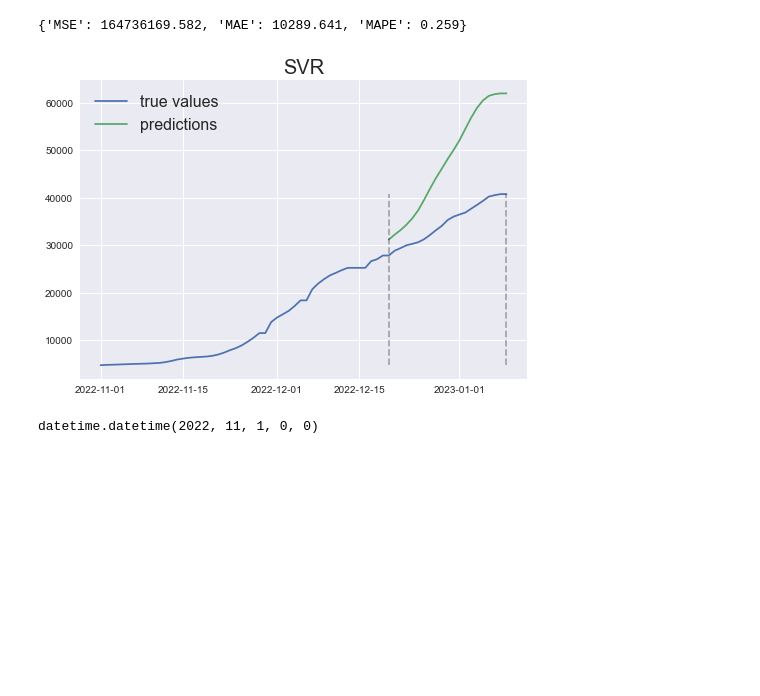
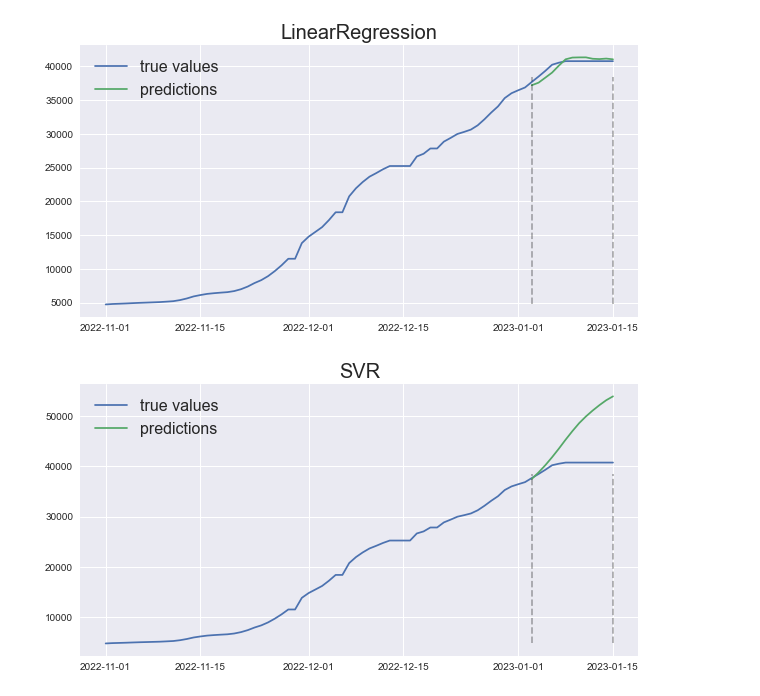
Before and after one commit to Singal0927/CS-undergraduate-theisi, a Jupyter notebook: predict.ipynb, the cells around one changed output. Saved outputs shown, nothing was run; the diff lists cells and outputs as text; code cells hidden in the pictures; blank space fills up the shorter version.

```diff
--- a/predict.ipynb
+++ b/predict.ipynb
@@ -17,8 +24,8 @@ import torch.nn.functional as F
 from pylab import mpl,plt
 plt.style.use('seaborn')
 # %%
-raw=pd.read_csv('demo.csv')
-
+raw=pd.read_csv('demo.csv',index_col=0)
+raw.index=pd.DatetimeIndex(raw.index)
 name_map_cn={'Heilongjiang': '黑龙江省', 'Jilin': '吉林省', 'Liaoning': '辽宁省', 'Beijing': '北京市',
             'Tianjin': '天津市', 'Hebei': '河北省', 'Shanxi': '山西省', 'Inner Mongolia': '内蒙古自治区',
             'Shanghai': '上海市', 'Jiangsu': '江苏省', 'Shandong': '山东省', 'Zhejiang': '浙江省',
@@ -28,10 +35,7 @@ name_map_cn={'Heilongjiang': '黑龙江省', 'Jilin': '吉林省', 'Liaoning': '
             'Shaanxi': '陕西省', 'Xinjiang': '新疆自治区', 'Ningxia': '宁夏自治区', 'Gansu': '甘肃省',
             'Qinghai': '青海省', 'Chongqing': '重庆市', 'Sichuan': '四川省', 'Guizhou': '贵州省', 'Yunnan': '云南省',}
 
-raw.rename(columns={'Unnamed: 0':'date'},inplace=True)
 raw.rename(columns=name_map_cn,inplace=True)
-raw.index=pd.DatetimeIndex(raw['date'])
-raw.drop(columns=['date','Unknown'],inplace=True)
 data=raw.loc['2022-11':,['安徽省','北京市']]
 data
 # %% [output]
@@ -128,7 +292,11 @@ AttributeError: 'numpy.ndarray' object has no attribute 'loc'
 # %%
+model=LinearRegression()
+lr=ML_predict(data.loc[:'2023-1-15','北京市'],train_win=train_win,tgt_win=tgt_win)
+lr_score=lr(model,test_size)
+
 model=SVR(kernel='poly')
-svr=ML_predict(data.loc[:'2023-1-15','北京市'],model,5,1,0.3)
-svr()
+svr=ML_predict(data.loc[:'2023-1-15','北京市'],train_win=train_win,tgt_win=tgt_win)
+svr_score=svr(model,test_size)
 # %% [output]
-{'MSE': 164736169.582, 'MAE': 10289.641, 'MAPE': 0.259}
-[figure, old version]
+[figure, new version]
+[figure, added]
@@ -138,4 +302,0 @@ a['测试']={'a':1,'b':2}
-# %%
-data.index[0].to_pydatetime()
-# %% [output]
-datetime.datetime(2022, 11, 1, 0, 0)
```
Also changed, not shown: parts of 12 cells of this notebook, 11 other files.
